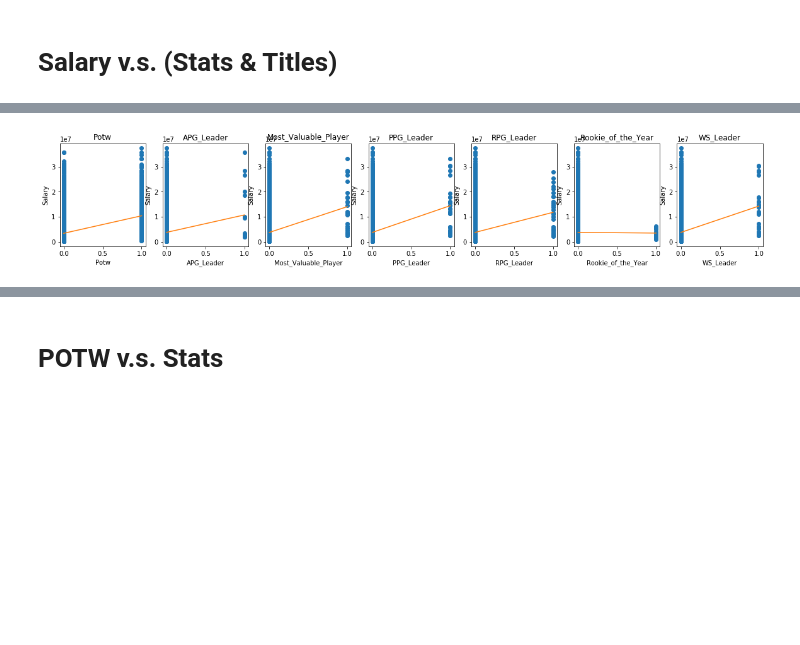
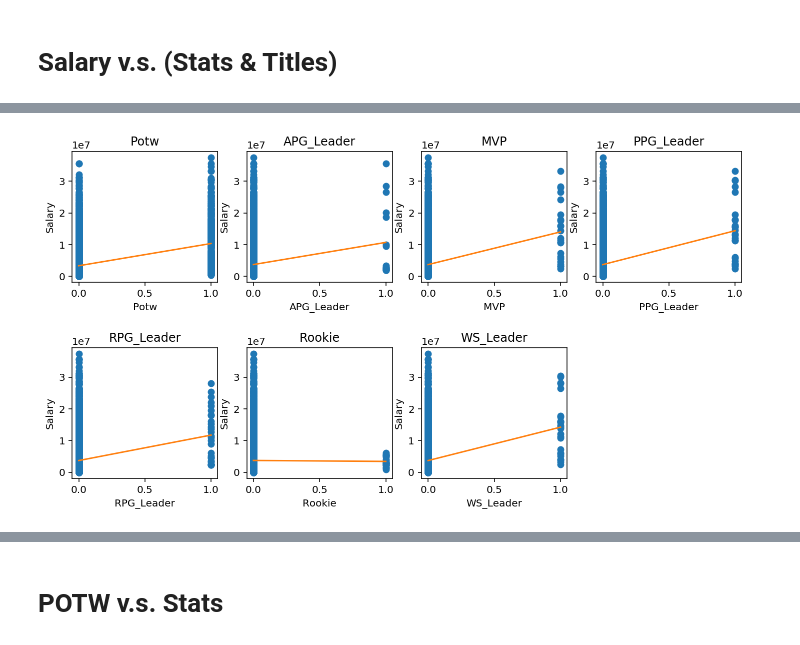
Before and after one commit to chunheisiu/NBA-POTW-Regression, a Jupyter notebook: notebooks/EDA.ipynb, the cells around one changed output, grey strips where cells are left out. Drawn from its saved outputs; the diff is of its cells as text; code cells hidden in the pictures; blank space fills up the shorter version.

```diff
--- a/notebooks/EDA.ipynb
+++ b/notebooks/EDA.ipynb
@@ -22,8 +22,11 @@ data
 # %% [markdown]
 # Salary v.s. (Stats & Titles)
 # %%
-features_stats = data[['G','GS','FG%','3P%','2P%','eFG%','FT%','TRB','AST','STL','BLK','TOV','PF']]
-features_title = data[['Potw','APG_Leader','Most_Valuable_Player','PPG_Leader','RPG_Leader','Rookie_of_the_Year','WS_Leader']]
+features_stats = data[['G', 'GS', 'FG%', '3P%', '2P%',
+                       'eFG%', 'FT%', 'TRB', 'AST', 'STL',
+                       'BLK', 'TOV', 'PF']]
+features_title = data[['Potw', 'APG_Leader', 'MVP', 'PPG_Leader',
+                       'RPG_Leader', 'Rookie', 'WS_Leader']]
 salary = data['Salary']
 features_title.head()
 # %% [output]
@@ -35,17 +38,17 @@ features_title.head()
 | 4 | 0.0 | 0.0 | 0.0 | 0.0 | 0.0 | 0.0 | 0.0 |
 # %%
 #scatter plot
-plt.figure(figsize=(20, 3))
-
+plt.figure(figsize = (18, 9))
 
 # i: index
-for i, col in enumerate(features_stats.columns):
-    plt.subplot(1, 13, i+1)
+for i,  col in enumerate(features_stats.columns):
+    plt.subplot(3, len(features_stats.columns) / 2, i + 1)
+    plt.subplots_adjust(hspace = 0.5)
     x = features_stats[col]
     y = salary
     plt.plot(x, y, 'o')
     # Create regression line
-    plt.plot(np.unique(x), np.poly1d(np.polyfit(x, y, 1))(np.unique(x)))
+    plt.plot(np.unique(x),  np.poly1d(np.polyfit(x, y, 1))(np.unique(x)))
     plt.title(col)
     plt.xlabel(col)
     plt.ylabel('Salary')
@@ -54,20 +57,20 @@ for i, col in enumerate(features_stats.columns):
 # %%
 #scatter plot
-plt.figure(figsize=(20, 3))
-
+plt.figure(figsize = (12, 6))
 
 # i: index
-for i, col in enumerate(features_title.columns):
-    plt.subplot(1, 7, i+1)
+for i,  col in enumerate(features_title.columns):
+    plt.subplot(2, len(features_title.columns) / 2 + 1, i + 1)
+    plt.subplots_adjust(hspace = 0.5)
     x = features_title[col]
     y = salary
     plt.plot(x, y, 'o')
     # Create regression line
     plt.plot(np.unique(x), np.poly1d(np.polyfit(x, y, 1))(np.unique(x)))
     plt.title(col)
     plt.xlabel(col)
     plt.ylabel('Salary')
 # %% [output]
-[figure, old version]
+[figure, new version]
 # %%
 #correlation
```
Also changed, not shown: parts of 6 cells of this notebook.
